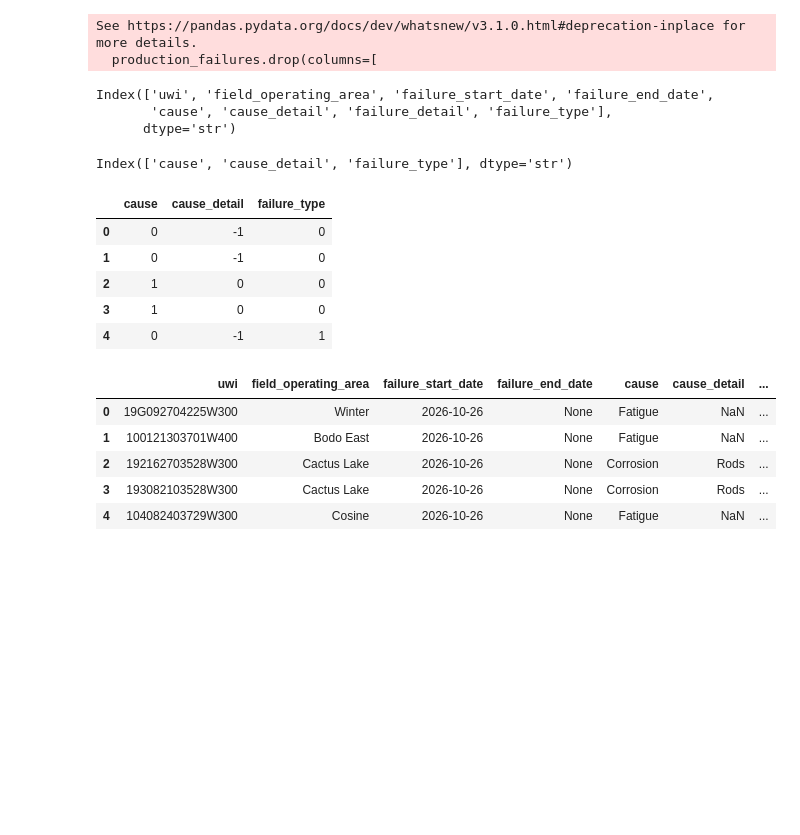
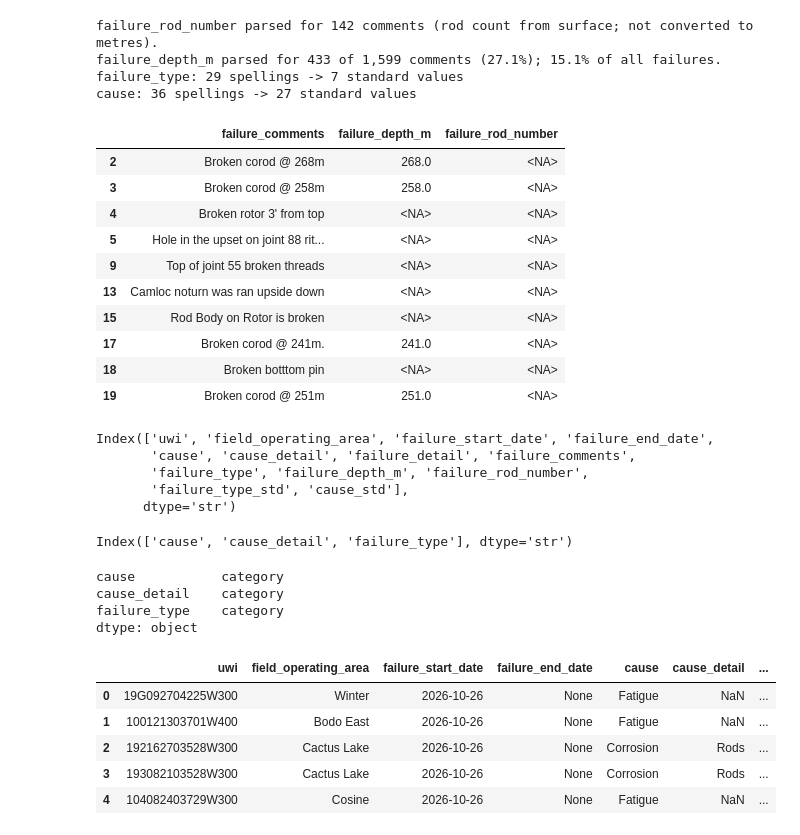
Before and after one commit to Mathemusician1729/Chirality-Canary-Datathon, a Jupyter notebook: datasets/production_failures.ipynb, the cells around one changed output. Saved outputs shown, nothing was run; the diff lists cells and outputs as text; code cells hidden in the pictures; blank space fills up the shorter version.

```diff
--- a/datasets/production_failures.ipynb
+++ b/datasets/production_failures.ipynb
@@ -1,26 +3,9 @@
 # %%
-from pathlib import Path
-import tkinter as tk
-from tkinter import filedialog
 import pandas as pd
 
+import data_utils as du
 
-root = tk.Tk()
-# root.withdraw()
-filename = filedialog.askopenfilename(
-    title="Select production failures Parquet file",
-    filetypes=[("Parquet files", "*.parquet *.pq"), ("All files", "*.*")],
-)
-root.destroy()
-
-if not filename:
-    raise FileNotFoundError("No production failures file was selected.")
-
-dataset_path = Path(filename)
-if dataset_path.suffix.lower() not in {".parquet", ".pq"}:
-    raise ValueError("The selected file must be a Parquet file.")
-
-production_failures = pd.read_parquet(dataset_path)
+production_failures = du.load_failures()
 production_failures.head(10)
 # %% [output]
 |  | uwi | formatted_uwi | well_name | field_operating_area | failure_start_date | failure_end_date | ... |
@@ -35,17 +20,39 @@ production_failures.head(10)
 | 8 | 19E092704225W300 | 19E/09-27-042-25W3/00 | NBRI WINTER HZ 11C10-27-14D9-27-4... | Winter | 2026-10-25 | None | ... |
 | 9 | 191142503328W300 | 191/14-25-033-28W3/00 | NBRI ET AL COURT V1U DD 6B3-36-3C... | Court | 2026-10-25 | None | ... |
 # %%
-production_failures.drop(columns=[
-    "formatted_uwi", "well_name", "cause_category", "action_taken", "failure_description", "failure_system", "failure_comments", "failure_system_category", "failure_type_category", "cause_comments"
-    ], inplace=True)
+production_failures = production_failures.drop(columns=[
+    "formatted_uwi", "well_name", "cause_category", "action_taken", "failure_description",
+    "failure_system", "failure_system_category", "failure_type_category", "cause_comments"
+    ])  # failure_comments is kept: it records the failure depth
-# %% [output]
-See https://pandas.pydata.org/docs/dev/whatsnew/v3.1.0.html#deprecation-inplace for more details.
-  production_failures.drop(columns=[
+# %%
+# Parse failure depth (m) and rod number from failure_comments, and standardise the free-text
+# failure_type and cause spellings (e.g. 'Rod', 'Parted rod' -> 'Rods').
+production_failures = du.extract_failure_depth(production_failures)
+production_failures = du.clean_failures(production_failures)
+production_failures[['failure_comments', 'failure_depth_m', 'failure_rod_number']].dropna(subset=['failure_comments']).head(10)
+# %% [output]
+failure_rod_number parsed for 142 comments (rod count from surface; not converted to metres).
+failure_depth_m parsed for 433 of 1,599 comments (27.1%); 15.1% of all failures.
+failure_type: 29 spellings -> 7 standard values
+cause: 36 spellings -> 27 standard values
+|  | failure_comments | failure_depth_m | failure_rod_number |
+| 2 | Broken corod @ 268m | 268.0 | <NA> |
+| 3 | Broken corod @ 258m | 258.0 | <NA> |
+| 4 | Broken rotor 3' from top | <NA> | <NA> |
+| 5 | Hole in the upset on joint 88 rit... | <NA> | <NA> |
+| 9 | Top of joint 55 broken threads | <NA> | <NA> |
+| 13 | Camloc noturn was ran upside down | <NA> | <NA> |
+| 15 | Rod Body on Rotor is broken | <NA> | <NA> |
+| 17 | Broken corod @ 241m. | 241.0 | <NA> |
+| 18 | Broken botttom pin | <NA> | <NA> |
+| 19 | Broken corod @ 251m | 251.0 | <NA> |
 # %%
 production_failures.columns
 # %% [output]
 Index(['uwi', 'field_operating_area', 'failure_start_date', 'failure_end_date',
-       'cause', 'cause_detail', 'failure_detail', 'failure_type'],
+       'cause', 'cause_detail', 'failure_detail', 'failure_comments',
+       'failure_type', 'failure_depth_m', 'failure_rod_number',
+       'failure_type_std', 'cause_std'],
       dtype='str')
 # %%
 production_failures_for_encoding = production_failures.drop(columns=[
@@ -55,14 +63,13 @@ production_failures_for_encoding.columns
 # %% [output]
 Index(['cause', 'cause_detail', 'failure_type'], dtype='str')
 # %%
-production_failures_encoded = production_failures_for_encoding.apply(lambda col: pd.factorize(col))
-production_failures_encoded_df = pd.DataFrame({col: encoded[0] for col, encoded in production_failures_encoded.items()})
-production_failures_encoded_df.head()
+# category dtype instead of pd.factorize: factorize turns missing values into -1, which a model
+# would treat as a real (smallest) code. Categories keep missing values as NaN.
+production_failures_encoded_df = production_failures_for_encoding.astype("category")
+production_failures_encoded_df.dtypes
 # %% [output]
-|  | cause | cause_detail | failure_type |
-| 0 | 0 | -1 | 0 |
-| 1 | 0 | -1 | 0 |
-| 2 | 1 | 0 | 0 |
-| 3 | 1 | 0 | 0 |
-| 4 | 0 | -1 | 1 |
+cause           category
+cause_detail    category
+failure_type    category
+dtype: object
 # %%
```
Also changed, not shown: parts of 3 cells of this notebook, 2 other files.
